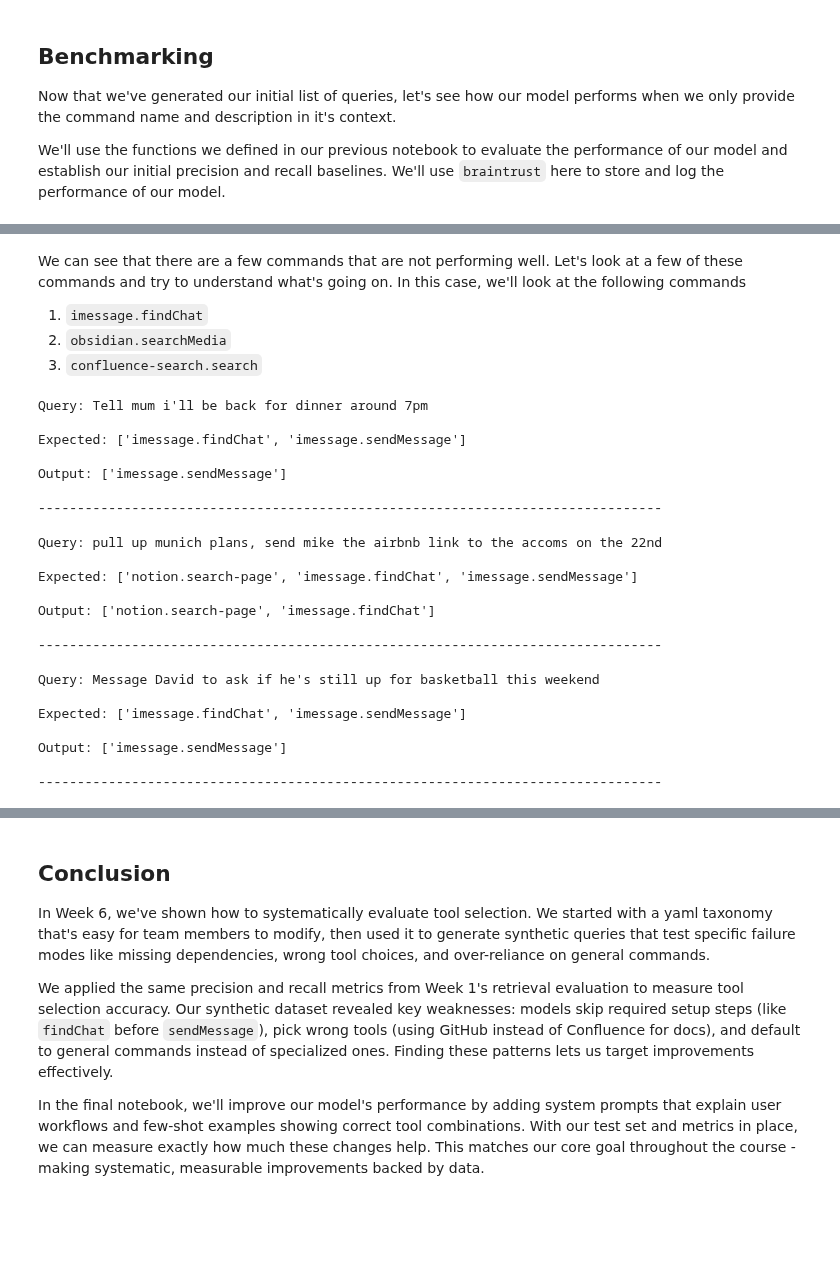
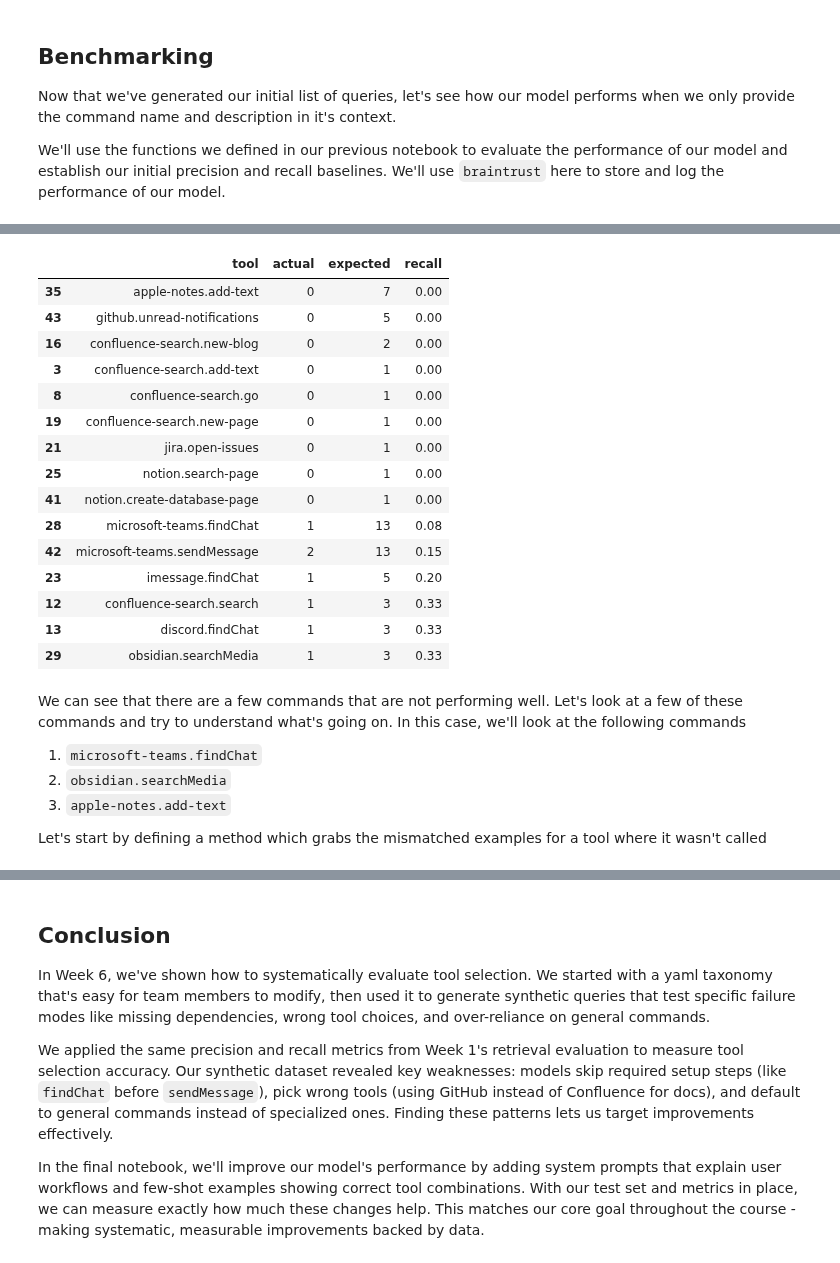
Before and after one commit to sanyaade-teachings/systematically-improving-rag, a Jupyter notebook: cohort_2/week6/2. Generate Dataset.ipynb, the cells around one changed output, grey strips where cells are left out. Saved outputs shown, nothing was run; the diff lists cells and outputs as text; code cells hidden in the pictures; blank space fills up the shorter version.

```diff
--- a/cohort_2/week6/2. Generate Dataset.ipynb
+++ b/cohort_2/week6/2. Generate Dataset.ipynb
@@ -858,34 +849,29 @@ df.sort_values(by='Recall', ascending=True).head(15)
+# %%
+from helpers import calculate_per_tool_recall
+
+calculate_per_tool_recall(df).sort_values(by=['recall', 'expected'], ascending=[True, False]).head(15)
+# %% [output]
+|  | tool | actual | expected | recall |
+| 35 | apple-notes.add-text | 0 | 7 | 0.00 |
+| 43 | github.unread-notifications | 0 | 5 | 0.00 |
+| 16 | confluence-search.new-blog | 0 | 2 | 0.00 |
+| 3 | confluence-search.add-text | 0 | 1 | 0.00 |
+| 8 | confluence-search.go | 0 | 1 | 0.00 |
+| 19 | confluence-search.new-page | 0 | 1 | 0.00 |
+| 21 | jira.open-issues | 0 | 1 | 0.00 |
+| 25 | notion.search-page | 0 | 1 | 0.00 |
+| 41 | notion.create-database-page | 0 | 1 | 0.00 |
+| 28 | microsoft-teams.findChat | 1 | 13 | 0.08 |
+| 42 | microsoft-teams.sendMessage | 2 | 13 | 0.15 |
+| 23 | imessage.findChat | 1 | 5 | 0.20 |
+| 12 | confluence-search.search | 1 | 3 | 0.33 |
+| 13 | discord.findChat | 1 | 3 | 0.33 |
+| 29 | obsidian.searchMedia | 1 | 3 | 0.33 |
 # %% [markdown]
 We can see that there are a few commands that are not performing well. Let's look at a few of these commands and try to understand what's going on. In this case, we'll look at the following commands
 
-1. `imessage.findChat`
+1. `microsoft-teams.findChat`
 2. `obsidian.searchMedia`
-3. `confluence-search.search`
+3. `apple-notes.add-text`
+
+Let's start by defining a method which grabs the mismatched examples for a tool where it wasn't called
-# %%
-# Filter for rows where imessage.findChat is in expected tools
-imessage_df = df[df['expected'].apply(lambda x: 'imessage.findChat' in x)]
-
-for _, row in imessage_df.head(3).iterrows():
-    print(f"Query: {row['query']}\n\nExpected: {row['expected']}\n\nOutput: {row['output']}\n\n{'-' * 80}\n")
-# %% [output]
-Query: Tell mum i'll be back for dinner around 7pm
-
-Expected: ['imessage.findChat', 'imessage.sendMessage']
-
-Output: ['imessage.sendMessage']
-
---------------------------------------------------------------------------------
-Query: pull up munich plans, send mike the airbnb link to the accoms on the 22nd
-
-Expected: ['notion.search-page', 'imessage.findChat', 'imessage.sendMessage']
-
-Output: ['notion.search-page', 'imessage.findChat']
-
---------------------------------------------------------------------------------
-Query: Message David to ask if he's still up for basketball this weekend
-
-Expected: ['imessage.findChat', 'imessage.sendMessage']
-
-Output: ['imessage.sendMessage']
-
---------------------------------------------------------------------------------
```
Also changed, not shown: parts of 13 cells of this notebook, 3 other files.
